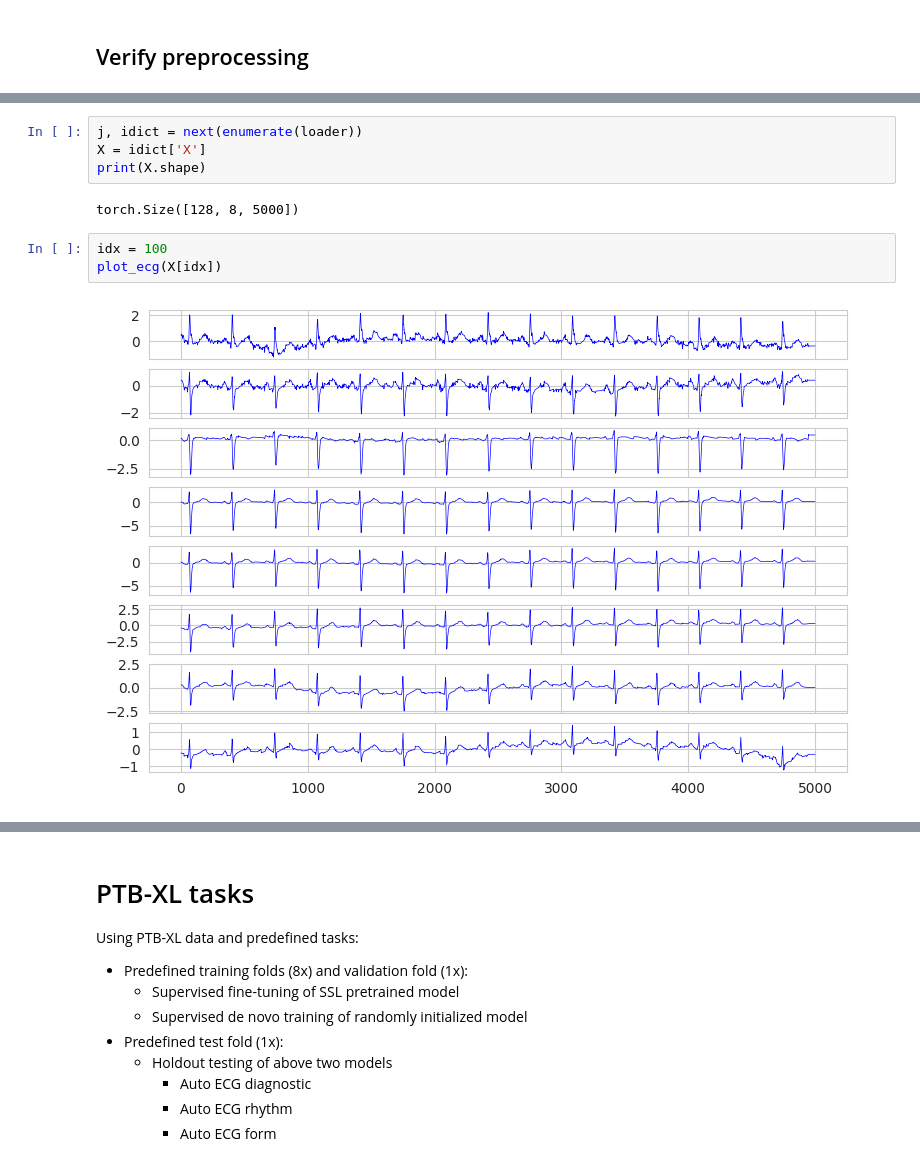
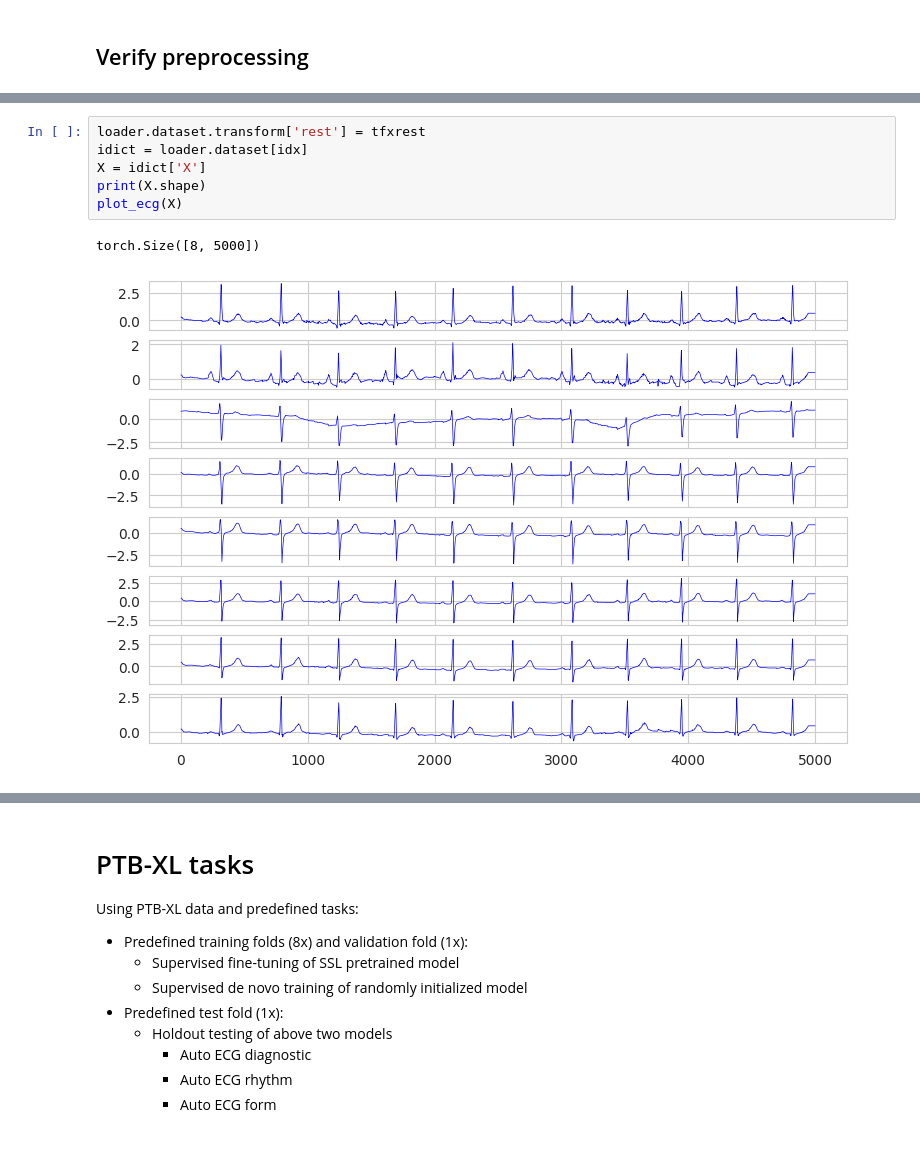
Before and after one commit to AlirzSp1/ecgflow, a Jupyter notebook: nbs/01_ptbxl_results.ipynb, the cells around one changed output, grey strips where cells are left out. Cells and saved outputs as stored; diff of their text form.

```diff
--- a/nbs/01_ptbxl_results.ipynb
+++ b/nbs/01_ptbxl_results.ipynb
@@ -115,11 +129,9 @@ print(tfxrest.transforms)
 # %%
-j, idict = next(enumerate(loader))
+loader.dataset.transform['rest'] = tfxrest
+idict = loader.dataset[idx]
 X = idict['X']
 print(X.shape)
+plot_ecg(X)
 # %% [output]
-torch.Size([128, 8, 5000])
+torch.Size([8, 5000])
+[figure, added]
-# %%
-idx = 100
-plot_ecg(X[idx])
-# %% [output]
-[figure, removed]
```
Also changed, not shown: parts of 7 cells of this notebook, 7 other files.
